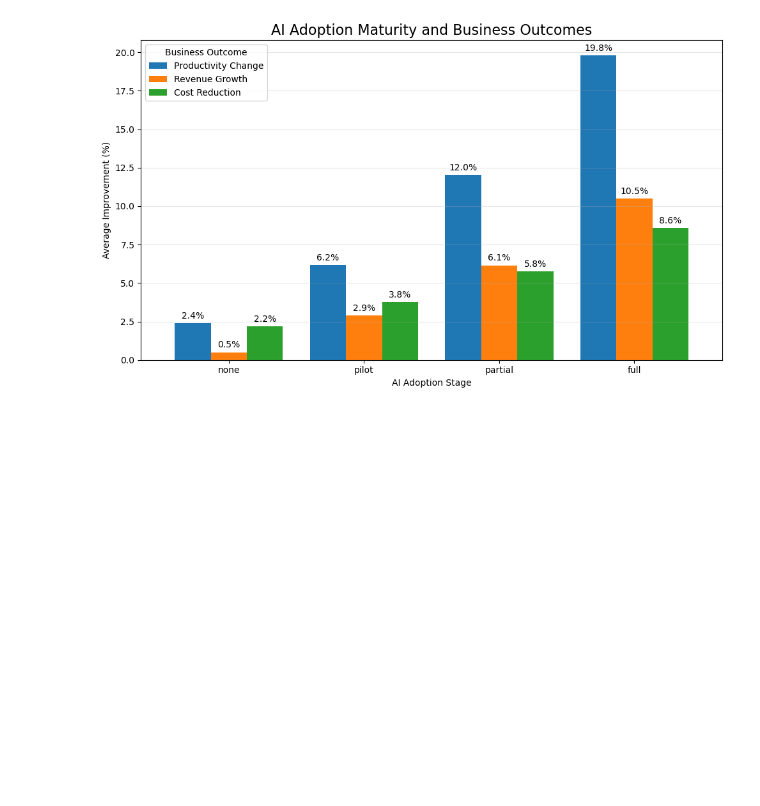
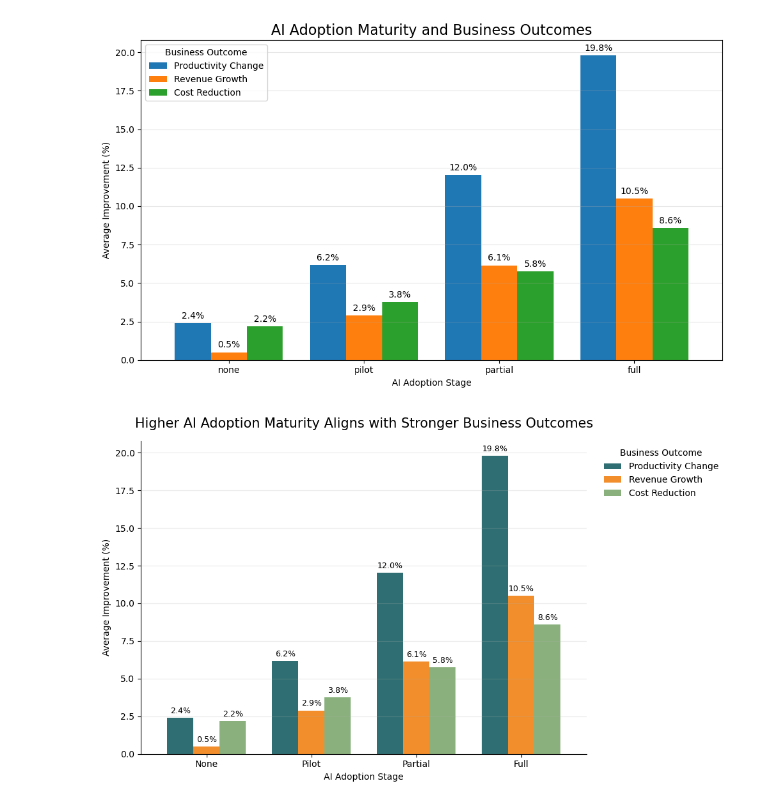
Before and after one commit to S-Shockley/MidtermAIAdoption, a Jupyter notebook: Notebooks/AIBusinessValue.ipynb, the cells around one changed output. Cells and saved outputs as stored; diff of their text form; code cells hidden in the pictures; blank space fills up the shorter version.

```diff
--- a/Notebooks/AIBusinessValue.ipynb
+++ b/Notebooks/AIBusinessValue.ipynb
@@ -398,3 +391,78 @@ plt.savefig(
 plt.show()
 # %% [output]
 [figure]
+# %%
+import matplotlib.pyplot as plt
+
+# Reorder adoption stages
+stage_order = ["none", "pilot", "partial", "full"]
+
+business_outcomes = business_outcomes.loc[stage_order]
+
+# Rename columns for cleaner legend
+business_outcomes_clean = business_outcomes.rename(
+    columns={
+        "productivity_change_percent": "Productivity Change",
+        "revenue_growth_percent": "Revenue Growth",
+        "cost_reduction_percent": "Cost Reduction"
+    }
+)
+
+# Colors to match your deck
+colors = ["#2F6F73", "#F28E2B", "#8AB17D"]
+
+fig, ax = plt.subplots(figsize=(10, 6))
+
+business_outcomes_clean.plot(
+    kind="bar",
+    ax=ax,
+    color=colors,
+    width=0.75
+)
+
+# Add percentage labels
+for container in ax.containers:
+    ax.bar_label(
+        container,
+        fmt="%.1f%%",
+        padding=3,
+        fontsize=9
+    )
+
+ax.set_title(
+    "Higher AI Adoption Maturity Aligns with Stronger Business Outcomes",
+    fontsize=15,
+    pad=15
+)
+
+ax.set_xlabel("AI Adoption Stage")
+ax.set_ylabel("Average Improvement (%)")
+
+ax.set_xticklabels(
+    ["None", "Pilot", "Partial", "Full"],
+    rotation=0
+)
+
+ax.grid(axis="y", alpha=0.25)
+
+ax.legend(
+    title="Business Outcome",
+    frameon=False,
+    loc="upper left",
+    bbox_to_anchor=(1.02, 1)
+)
+
+ax.spines["top"].set_visible(False)
+ax.spines["right"].set_visible(False)
+
+plt.tight_layout()
+
+plt.savefig(
+    "business_outcomes_by_ai_stage.png",
+    dpi=300,
+    bbox_inches="tight"
+)
+
+plt.show()
+# %% [output]
+[figure, added]
```
Also changed, not shown: parts of 2 cells of this notebook, 7 other files.
